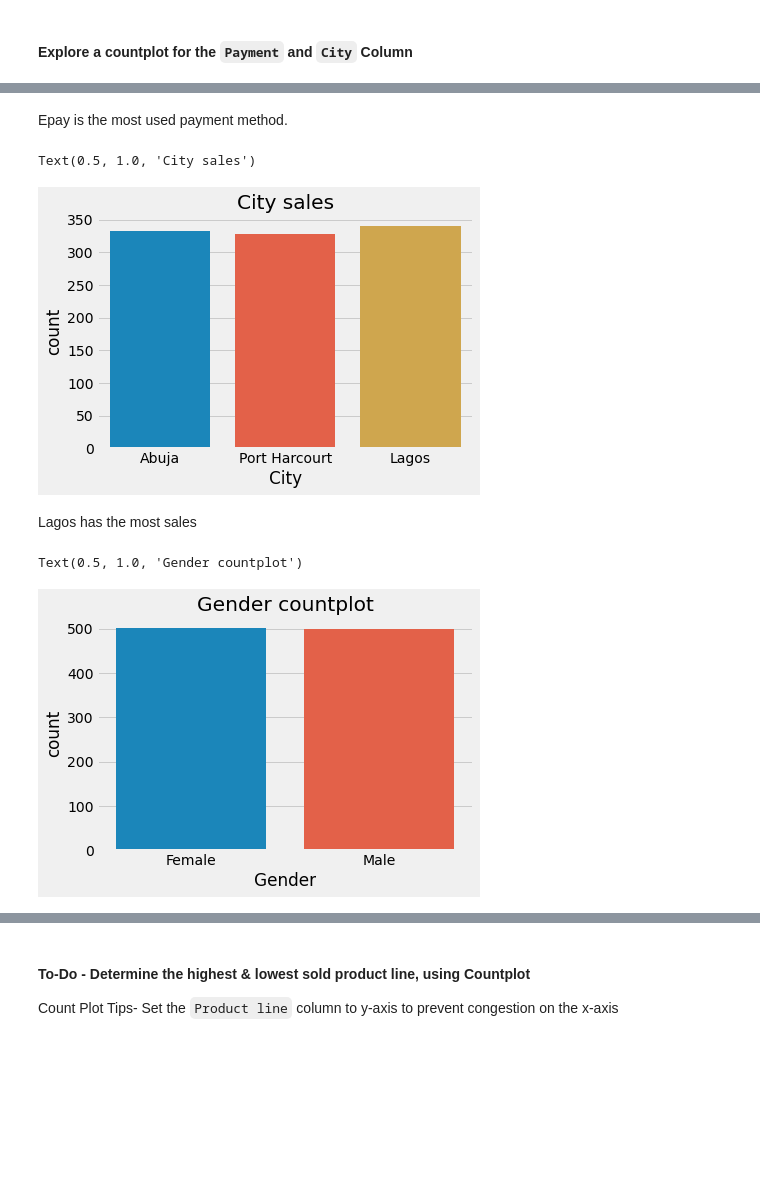
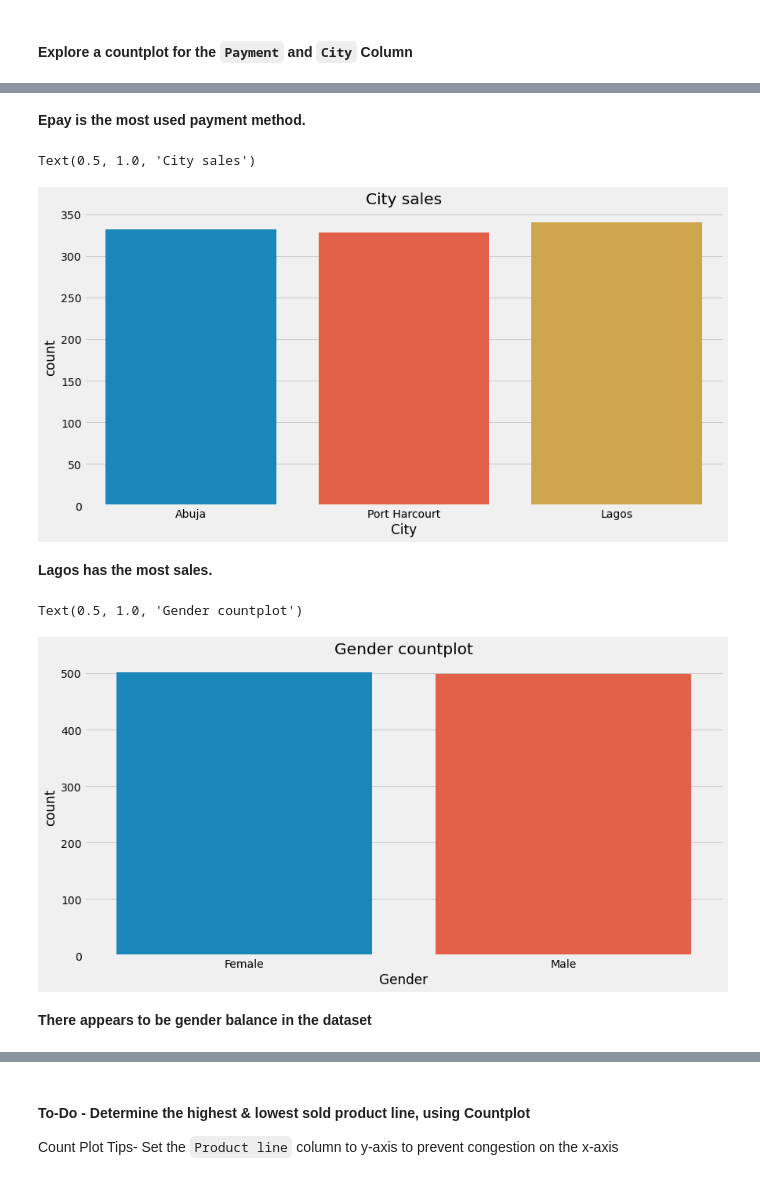
Before and after one commit to khaiyra/Data-Analysis-Project, a Jupyter notebook: Starter_notebook.ipynb, the cells around one changed output, grey strips where cells are left out. Saved outputs shown, nothing was run; the diff lists cells and outputs as text; code cells hidden in the pictures; blank space fills up the shorter version.

```diff
--- a/Starter_notebook.ipynb
+++ b/Starter_notebook.ipynb
@@ -513,18 +511,22 @@ Text(0.5, 1.0, 'Payment method')
 # %% [markdown]
-Epay is the most used payment method.
+**Epay is the most used payment method.**
 # %%
 # city with most sales
+plt.figure(figsize=(13, 6.5))
 sns.countplot(x=df['City']).set_title('City sales')
 # %% [output]
 Text(0.5, 1.0, 'City sales')
-[figure, old version]
+[figure, new version]
 # %% [markdown]
-Lagos has the most sales
+**Lagos has the most sales.**
 # %%
 # gender
+plt.figure(figsize=(13, 6.5))
 sns.countplot(x=df['Gender']).set_title('Gender countplot')
 # %% [output]
 Text(0.5, 1.0, 'Gender countplot')
-[figure, old version]
+[figure, new version]
+# %% [markdown]
+**There appears to be gender balance in the dataset**
 # %%
 # customer type
```
Also changed, not shown: parts of 43 cells of this notebook, 1 other file.
